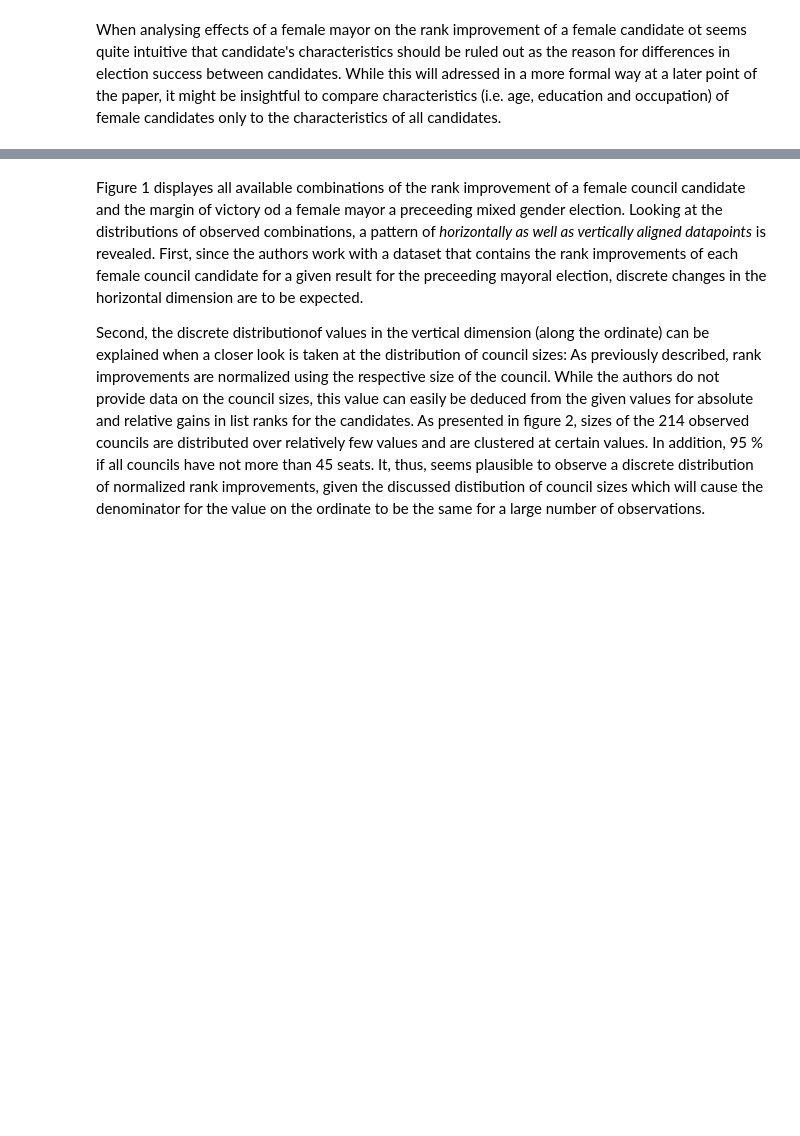
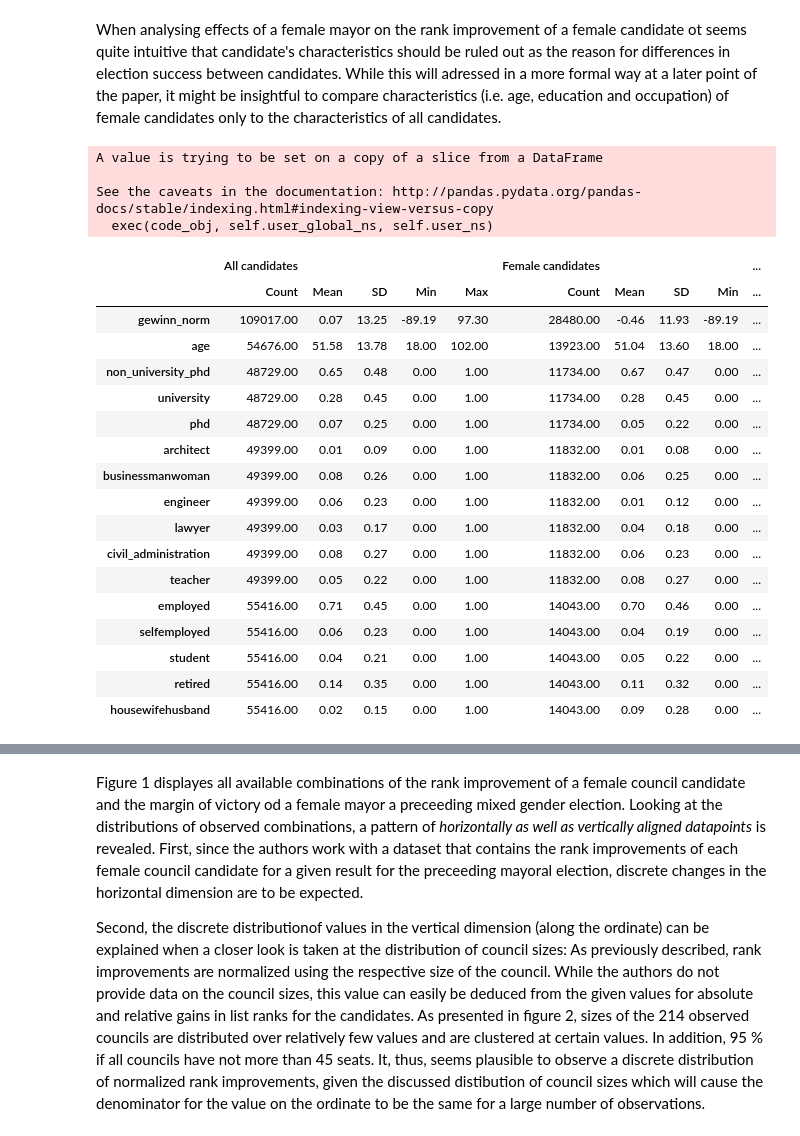
Before and after one commit to DaLueke/replication-baskeran-hessami-2018, a Jupyter notebook: student_project.ipynb, the cells around one changed output, grey strips where cells are left out. Drawn from its saved outputs; the diff is of its cells as text; code cells hidden in the pictures; blank space fills up the shorter version.

Commit message:
Reworked format of tables, added explanatory text.

```diff
--- a/student_project.ipynb
+++ b/student_project.ipynb
@@ -200,30 +200,56 @@ variables = np.array(["gewinn_norm",
 ])
 
 measures = np.array(["Count",
                      "Mean",
                      "SD",
                      "Min",
                      "Max"
 ])
 
 arrays = [np.repeat(a=np.array(["All candidates", "Female candidates"]), repeats=5),
           np.tile(measures, 2)]
 
 test = pd.DataFrame(index=variables, columns=arrays)
 for category in ["All candidates", "Female candidates"]:
     if category == "Female candidates":
         relevant_slice = df_main_dataset["female"]==1
     else:
         relevant_slice = df_main_dataset.index
 
     for i, var in enumerate(variables):
 
         row = {}
         row["Count"] = df_main_dataset.loc[relevant_slice, var].count()
         row["Mean"] = df_main_dataset.loc[relevant_slice, var].mean()
         row["SD"] = df_main_dataset.loc[relevant_slice, var].std()
         row["Min"] = df_main_dataset.loc[relevant_slice, var].min()
         row["Max"] = df_main_dataset.loc[relevant_slice, var].max()
 
         for measure in measures:
             test[category][measure][var] = row[measure]
+
+# Print the table in a nicely formatted way.
+test.style.format("{:.2f}")
+# %% [output]
+A value is trying to be set on a copy of a slice from a DataFrame
+
+See the caveats in the documentation: http://pandas.pydata.org/pandas-docs/stable/indexing.html#indexing-view-versus-copy
+  exec(code_obj, self.user_global_ns, self.user_ns)
+|  | All candidates |  |  |  |  | Female candidates |  |  |  | ... |
+|  | Count | Mean | SD | Min | Max | Count | Mean | SD | Min | ... |
+| gewinn_norm | 109017.00 | 0.07 | 13.25 | -89.19 | 97.30 | 28480.00 | -0.46 | 11.93 | -89.19 | ... |
+| age | 54676.00 | 51.58 | 13.78 | 18.00 | 102.00 | 13923.00 | 51.04 | 13.60 | 18.00 | ... |
+| non_university_phd | 48729.00 | 0.65 | 0.48 | 0.00 | 1.00 | 11734.00 | 0.67 | 0.47 | 0.00 | ... |
+| university | 48729.00 | 0.28 | 0.45 | 0.00 | 1.00 | 11734.00 | 0.28 | 0.45 | 0.00 | ... |
+| phd | 48729.00 | 0.07 | 0.25 | 0.00 | 1.00 | 11734.00 | 0.05 | 0.22 | 0.00 | ... |
+| architect | 49399.00 | 0.01 | 0.09 | 0.00 | 1.00 | 11832.00 | 0.01 | 0.08 | 0.00 | ... |
+| businessmanwoman | 49399.00 | 0.08 | 0.26 | 0.00 | 1.00 | 11832.00 | 0.06 | 0.25 | 0.00 | ... |
+| engineer | 49399.00 | 0.06 | 0.23 | 0.00 | 1.00 | 11832.00 | 0.01 | 0.12 | 0.00 | ... |
+| lawyer | 49399.00 | 0.03 | 0.17 | 0.00 | 1.00 | 11832.00 | 0.04 | 0.18 | 0.00 | ... |
+| civil_administration | 49399.00 | 0.08 | 0.27 | 0.00 | 1.00 | 11832.00 | 0.06 | 0.23 | 0.00 | ... |
+| teacher | 49399.00 | 0.05 | 0.22 | 0.00 | 1.00 | 11832.00 | 0.08 | 0.27 | 0.00 | ... |
+| employed | 55416.00 | 0.71 | 0.45 | 0.00 | 1.00 | 14043.00 | 0.70 | 0.46 | 0.00 | ... |
+| selfemployed | 55416.00 | 0.06 | 0.23 | 0.00 | 1.00 | 14043.00 | 0.04 | 0.19 | 0.00 | ... |
+| student | 55416.00 | 0.04 | 0.21 | 0.00 | 1.00 | 14043.00 | 0.05 | 0.22 | 0.00 | ... |
+| retired | 55416.00 | 0.14 | 0.35 | 0.00 | 1.00 | 14043.00 | 0.11 | 0.32 | 0.00 | ... |
+| housewifehusband | 55416.00 | 0.02 | 0.15 | 0.00 | 1.00 | 14043.00 | 0.09 | 0.28 | 0.00 | ... |
```
Also changed, not shown: parts of 8 cells of this notebook.
